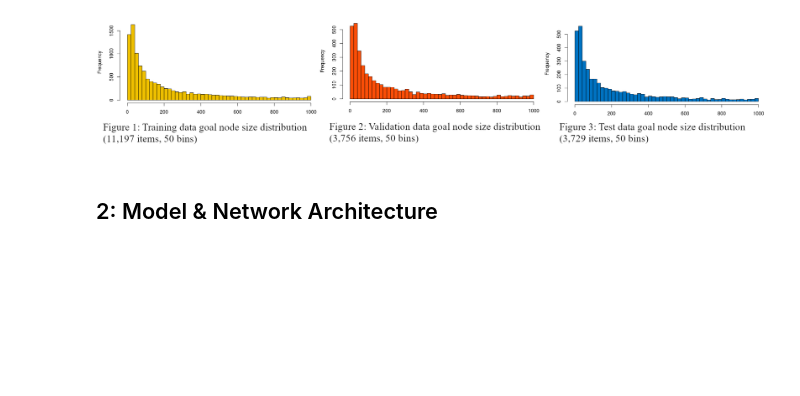
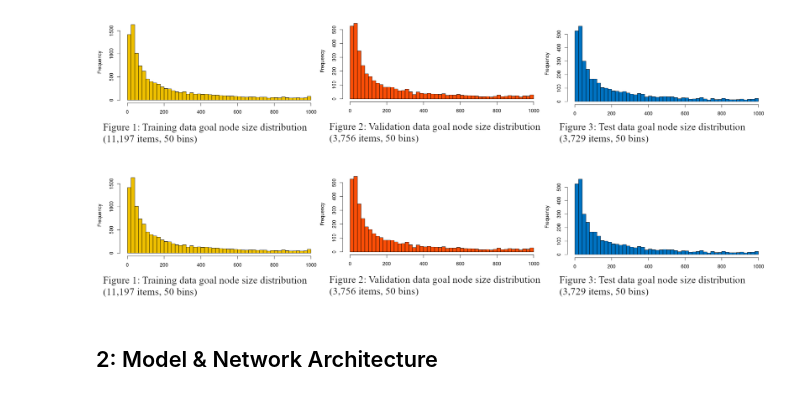
Before and after one commit to Colonel-Hathi/CapsNet-Treemap-Perception, a Jupyter notebook: CapsNet-Treemaps.ipynb, the cells around one changed output. Drawn from its saved outputs; the diff is of its cells as text; code cells hidden in the pictures; blank space fills up the shorter version.

Commit message:
Notebook images fix

```diff
--- a/CapsNet-Treemaps.ipynb
+++ b/CapsNet-Treemaps.ipynb
@@ -20,6 +20,11 @@ The dataset is constructed as follows:
  - *test-labels*  a csv file of the goal sizes.
 # %% [markdown]
 ![graphs.png](attachment:graphs.png)
+# %%
+from IPython.display import display, Image
+display(Image(filename='graphs.png'))
+# %% [output]
+[figure, added]
 # %% [markdown]
 ## 2: Model & Network Architecture
 # %% [markdown]
```
